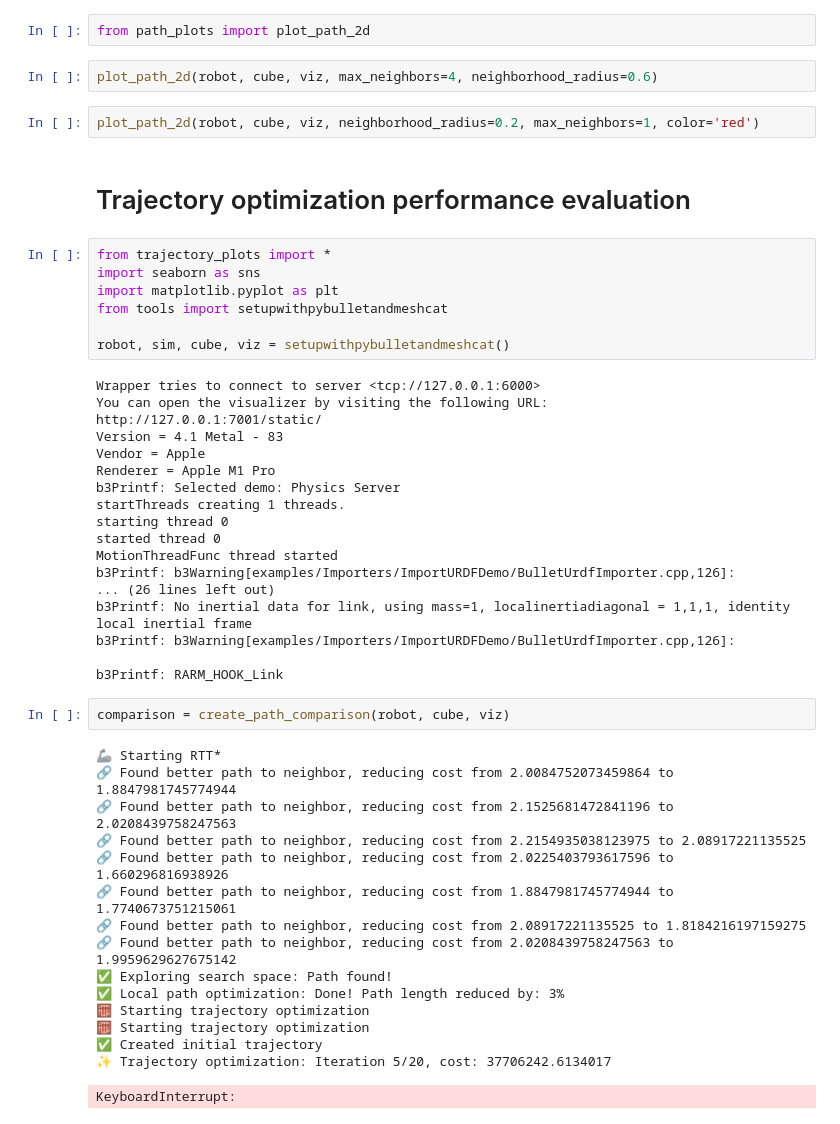
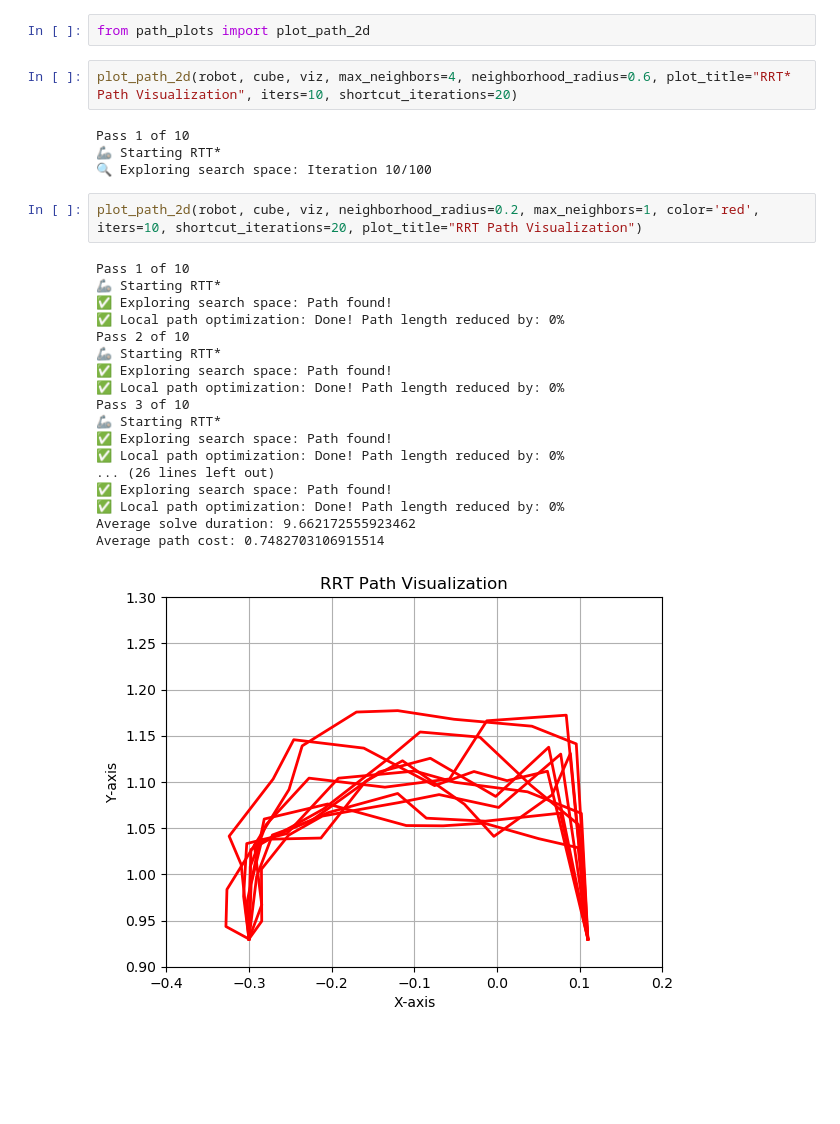
Before and after one commit to shiukaheng/lab, a Jupyter notebook: plots.ipynb, the cells around one changed output. Saved outputs shown, nothing was run; the diff lists cells and outputs as text; blank space fills up the shorter version.

```diff
--- a/plots.ipynb
+++ b/plots.ipynb
@@ -30,51 +36,29 @@ profiler.plot("Solution B")
 # %%
 from path_plots import plot_path_2d
 # %%
-plot_path_2d(robot, cube, viz, max_neighbors=4, neighborhood_radius=0.6)
+plot_path_2d(robot, cube, viz, max_neighbors=4, neighborhood_radius=0.6, plot_title="RRT* Path Visualization", iters=10, shortcut_iterations=20)
+# %% [output]
+Pass 1 of 10
+🦾 Starting RTT*
+🔍 Exploring search space: Iteration 10/100
 # %%
-plot_path_2d(robot, cube, viz, neighborhood_radius=0.2, max_neighbors=1, color='red')
+plot_path_2d(robot, cube, viz, neighborhood_radius=0.2, max_neighbors=1, color='red', iters=10, shortcut_iterations=20, plot_title="RRT Path Visualization")
+# %% [output]
+Pass 1 of 10
+🦾 Starting RTT*
+✅ Exploring search space: Path found!
+✅ Local path optimization: Done! Path length reduced by: 0%
+Pass 2 of 10
+🦾 Starting RTT*
+✅ Exploring search space: Path found!
+✅ Local path optimization: Done! Path length reduced by: 0%
+Pass 3 of 10
+🦾 Starting RTT*
+✅ Exploring search space: Path found!
+✅ Local path optimization: Done! Path length reduced by: 0%
+... (26 lines left out)
+✅ Exploring search space: Path found!
+✅ Local path optimization: Done! Path length reduced by: 0%
+Average solve duration: 9.662172555923462
+Average path cost: 0.7482703106915514
+[figure, added]
-# %% [markdown]
-# Trajectory optimization performance evaluation
-# %%
-from trajectory_plots import *
-import seaborn as sns
-import matplotlib.pyplot as plt
-from tools import setupwithpybulletandmeshcat
-
-robot, sim, cube, viz = setupwithpybulletandmeshcat()
-# %% [output]
-Wrapper tries to connect to server <tcp://127.0.0.1:6000>
-You can open the visualizer by visiting the following URL:
-http://127.0.0.1:7001/static/
-Version = 4.1 Metal - 83
-Vendor = Apple
-Renderer = Apple M1 Pro
-b3Printf: Selected demo: Physics Server
-startThreads creating 1 threads.
-starting thread 0
-started thread 0
-MotionThreadFunc thread started
-b3Printf: b3Warning[examples/Importers/ImportURDFDemo/BulletUrdfImporter.cpp,126]:
-... (26 lines left out)
-b3Printf: No inertial data for link, using mass=1, localinertiadiagonal = 1,1,1, identity local inertial frame
-b3Printf: b3Warning[examples/Importers/ImportURDFDemo/BulletUrdfImporter.cpp,126]:
-
-b3Printf: RARM_HOOK_Link
-# %%
-comparison = create_path_comparison(robot, cube, viz)
-# %% [output]
-🦾 Starting RTT*
-🔗 Found better path to neighbor, reducing cost from 2.0084752073459864 to 1.8847981745774944
-🔗 Found better path to neighbor, reducing cost from 2.1525681472841196 to 2.0208439758247563
-🔗 Found better path to neighbor, reducing cost from 2.2154935038123975 to 2.08917221135525
-🔗 Found better path to neighbor, reducing cost from 2.0225403793617596 to 1.660296816938926
-🔗 Found better path to neighbor, reducing cost from 1.8847981745774944 to 1.7740673751215061
-🔗 Found better path to neighbor, reducing cost from 2.08917221135525 to 1.8184216197159275
-🔗 Found better path to neighbor, reducing cost from 2.0208439758247563 to 1.9959629627675142
-✅ Exploring search space: Path found!
-✅ Local path optimization: Done! Path length reduced by: 3%
-🧮 Starting trajectory optimization
-🧮 Starting trajectory optimization
-✅ Created initial trajectory
-✨ Trajectory optimization: Iteration 5/20, cost: 37706242.6134017
-KeyboardInterrupt:
```
Also changed, not shown: parts of 6 cells of this notebook, 2 other files.
